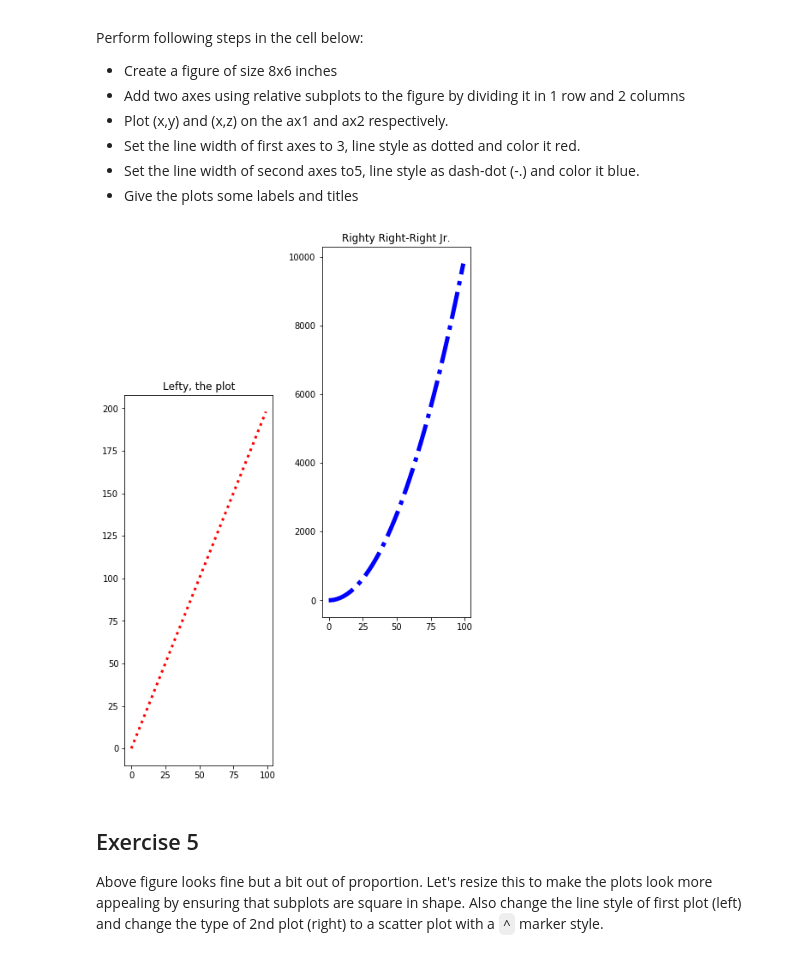
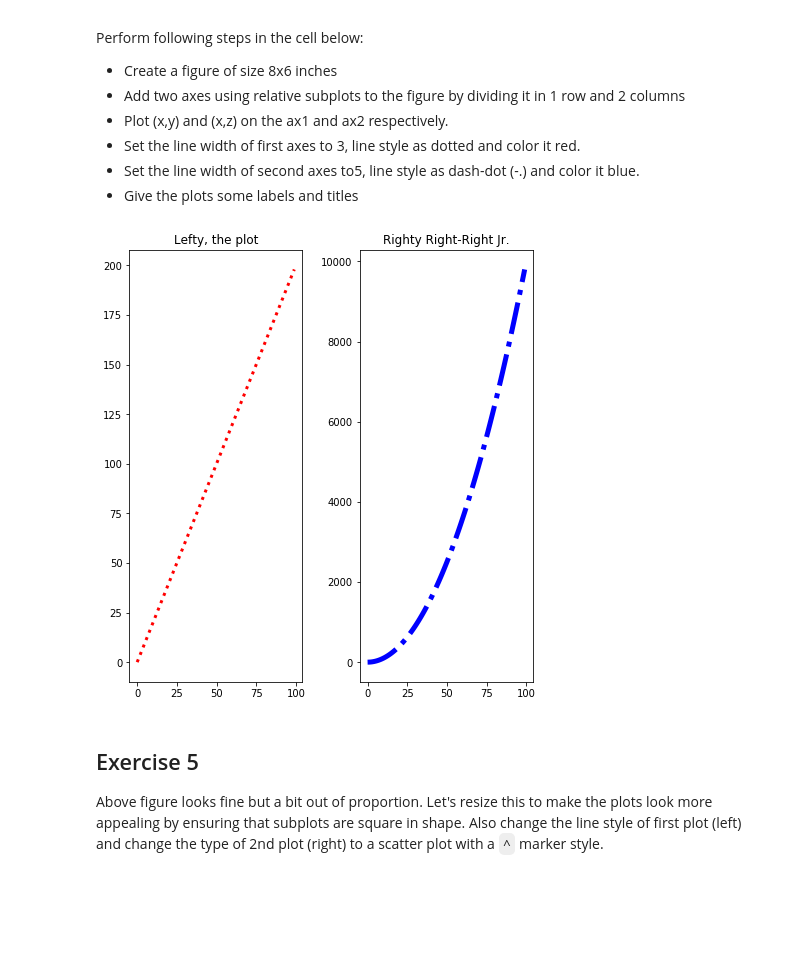
Before and after one commit to jnawjux/dsc-1-03-13-customizing-visualizations-with-matplotlib-lab-seattle-ds-career-040119, a Jupyter notebook: index.ipynb, the cells around one changed output. Cells and saved outputs as stored; diff of their text form; code cells hidden in the pictures; blank space fills up the shorter version.

```diff
--- a/index.ipynb
+++ b/index.ipynb
@@ -139,14 +139,14 @@ Perform following steps in the cell below:
 # %%
 figs = plt.figure(figsize=(8,6))
 ax1 = figs.add_axes([0, 0, .3, 1])
-ax2 = figs.add_axes([.5, .4, .3, 1])
+ax2 = figs.add_axes([.4, 0, .3, 1])
 ax1.plot(x, y, c='red', linewidth=3, linestyle=':')
 ax2.plot(x,z, c= 'blue', linewidth=5, linestyle='-.')
 ax1.set_title('Lefty, the plot')
 ax2.set_title('Righty Right-Right Jr.')
 plt.show()
 # %% [output]
-[figure, old version]
+[figure, new version]
 # %% [markdown]
 ## Exercise 5
 
```
